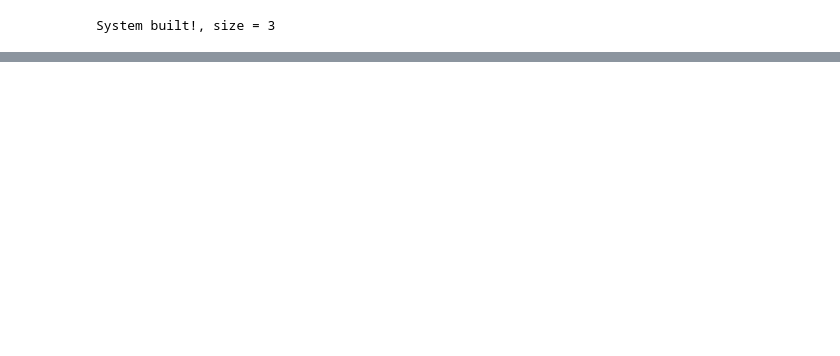
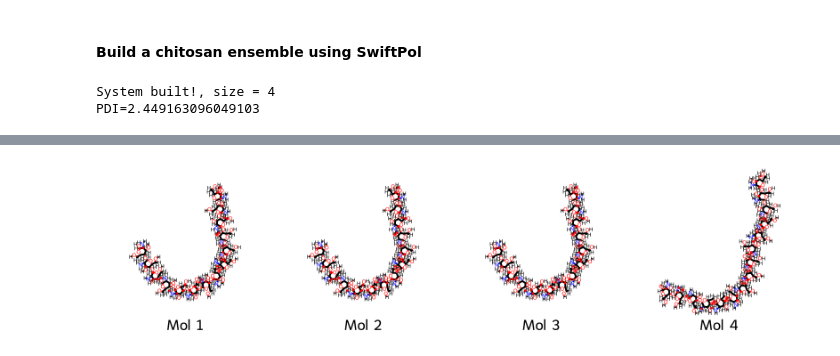
Before and after one commit to matta-research-group/SwiftPol, a Jupyter notebook: Example_Notebooks/Chitin.ipynb, the cells around one changed output, grey strips where cells are left out. Cells and saved outputs as stored; diff of their text form; code cells hidden in the pictures; blank space fills up the shorter version.

```diff
--- a/Example_Notebooks/Chitin.ipynb
+++ b/Example_Notebooks/Chitin.ipynb
@@ -42,14 +51,27 @@ build.build_polymer(sequence='AAAAA',
+# %% [markdown]
+#### Build a chitosan ensemble using SwiftPol
 # %%
 #Build Chitosan (GlcN) polymer ensemble using swiftpol
 from rdkit.Chem import AllChem
 sys = build.polymer_system(monomer_list = ['C([C@@H]1[C@H]([C@@H]([C@H]([C@H](O1)OI)N)O)OI)O'],
                reaction = AllChem.ReactionFromSmarts('[I:1][O:2].[I:3][O:4][C:5]>>[C:5][O:2].[I:3][I:1].[O:4]'),
-               length_target = 5,
+               length_target = 15,
                terminals = 'hydroxyl',
-               num_chains = 3,
+               num_chains = 4,
                perc_A_target=100,
                blockiness_target=1.0,
-               copolymer=False)
-sys.chains[0]
+               copolymer=False,
+               acceptance=5)
+#Query the ensemble for the PDI value
+print(f'PDI={sys.PDI}')
+#Generate a grid image of the molecules
+from rdkit.Chem import Draw
+Draw.MolsToGridImage(
+    sys.chain_rdkit,
+    molsPerRow=4,
+    subImgSize=(200, 200),
+    legends=[f"Mol {i+1}" for i in range(len(sys.chain_rdkit))]
+)
 # %% [output]
-System built!, size = 3
+System built!, size = 4
+PDI=2.449163096049103
@@ -56,0 +78 @@ System built!, size = 3
+[figure, added]
```
Also changed, not shown: parts of 9 cells of this notebook, 2 other files.
